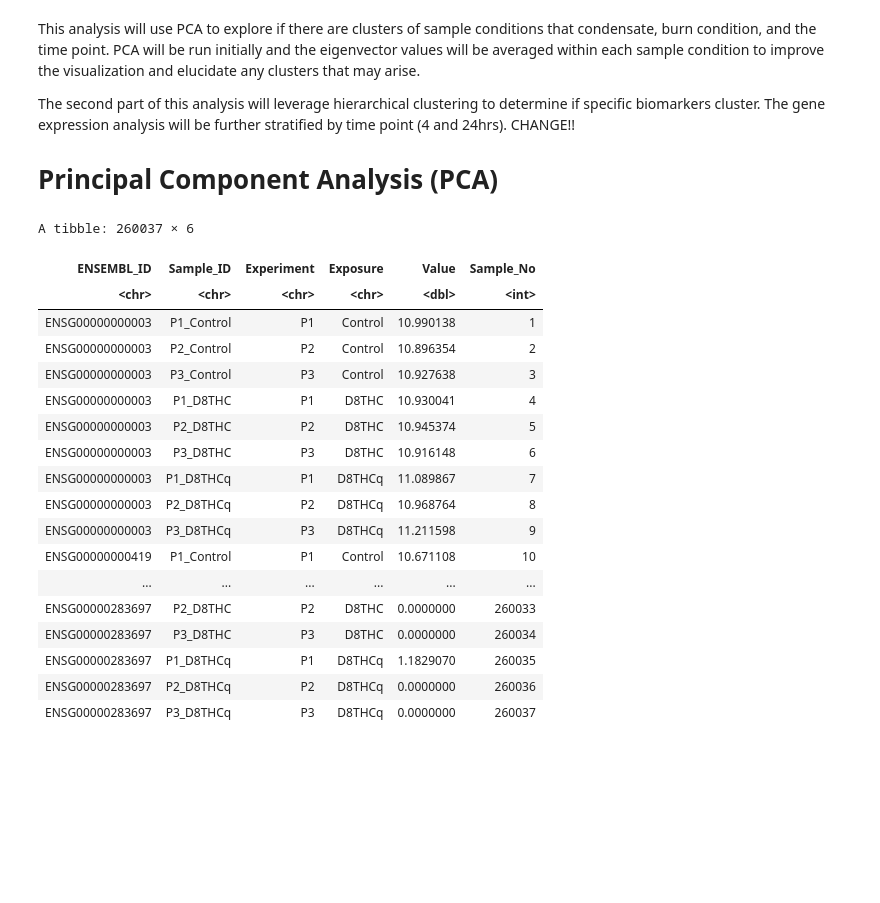
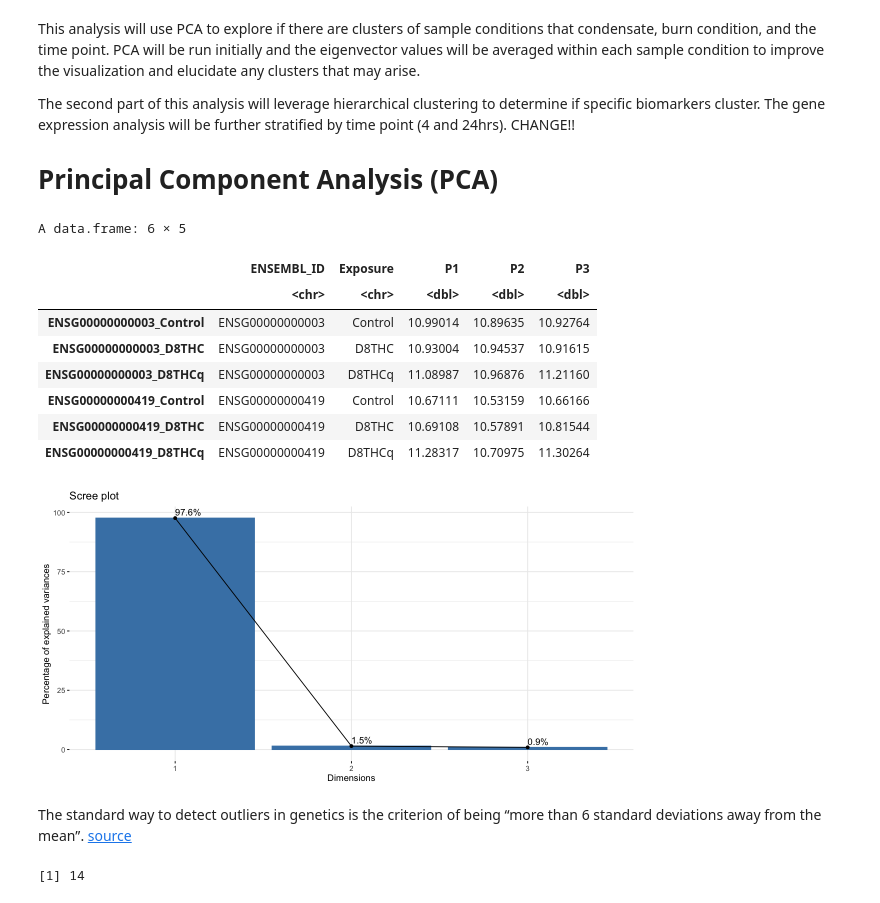
Before and after one commit to UNC-CEMALB/P1016.-THC-RNASeq-Adducts, a Jupyter notebook: 2. Cluster Analysis/Cluster Analysis.ipynb, the cells around one changed output. Cells and saved outputs as stored; diff of their text form; code cells hidden in the pictures; blank space fills up the shorter version.

```diff
--- a/2. Cluster Analysis/Cluster Analysis.ipynb
+++ b/2. Cluster Analysis/Cluster Analysis.ipynb
@@ -49,33 +50,34 @@ The second part of this analysis will leverage hierarchical clustering to determ
 CHANGE!!
 # Principal Component Analysis (PCA)
 # %%
-genes_df %>%
-    pivot_longer(cols = 2:10, names_to = "Sample_ID", values_to = "Value") %>%
-    separate(Sample_ID, sep = "_", c("Experiment", "Exposure"), remove = FALSE) %>%
-    mutate(Sample_No = 1:(nrow(genes_df) * (ncol(genes_df)-1)))# %>%
-    # # creating sample ids
-    # unite("SampleID", c(colnames(mRNA_df)[c(3:7)]), remove = FALSE) %>%
-    # pivot_wider(names_from = "Subject_ID", values_from = "Norm_ddCT") %>%
-    # # keeping 4,24 hr time point, removing concentration of 5 and 1
-    # filter(Time_Point %in% c(4,24), Concentration %in% c(25,NA)) %>%
-    # column_to_rownames(var = "SampleID")
+full_df = genes_df %>%
+    pivot_longer(cols = 2:ncol(genes_df), names_to = "Sample_ID", values_to = "Value") %>%
+    separate(Sample_ID, sep = "_", c("Experiment", "Exposure"), remove = TRUE) %>%
+    # creating sample ids
+    unite("Sample_ID", c("ENSEMBL_ID", "Exposure"), remove = FALSE) %>%
+    #select(-c("Sample_No", "Experiment")) #%>%
+    pivot_wider(names_from = "Experiment", values_from = "Value") %>%
+    column_to_rownames(var = "Sample_ID")
+
+head(full_df)
 # %% [output]
-A tibble: 260037 × 6
+A data.frame: 6 × 5
-| ENSEMBL_ID | Sample_ID | Experiment | Exposure | Value | Sample_No |
-| <chr> | <chr> | <chr> | <chr> | <dbl> | <int> |
-| ENSG00000000003 | P1_Control | P1 | Control | 10.990138 | 1 |
-| ENSG00000000003 | P2_Control | P2 | Control | 10.896354 | 2 |
-| ENSG00000000003 | P3_Control | P3 | Control | 10.927638 | 3 |
-| ENSG00000000003 | P1_D8THC | P1 | D8THC | 10.930041 | 4 |
-| ENSG00000000003 | P2_D8THC | P2 | D8THC | 10.945374 | 5 |
-| ENSG00000000003 | P3_D8THC | P3 | D8THC | 10.916148 | 6 |
-| ENSG00000000003 | P1_D8THCq | P1 | D8THCq | 11.089867 | 7 |
-| ENSG00000000003 | P2_D8THCq | P2 | D8THCq | 10.968764 | 8 |
-| ENSG00000000003 | P3_D8THCq | P3 | D8THCq | 11.211598 | 9 |
-| ENSG00000000419 | P1_Control | P1 | Control | 10.671108 | 10 |
-| ... | ... | ... | ... | ... | ... |
-| ENSG00000283697 | P2_D8THC | P2 | D8THC | 0.0000000 | 260033 |
-| ENSG00000283697 | P3_D8THC | P3 | D8THC | 0.0000000 | 260034 |
-| ENSG00000283697 | P1_D8THCq | P1 | D8THCq | 1.1829070 | 260035 |
-| ENSG00000283697 | P2_D8THCq | P2 | D8THCq | 0.0000000 | 260036 |
-| ENSG00000283697 | P3_D8THCq | P3 | D8THCq | 0.0000000 | 260037 |
+|  | ENSEMBL_ID | Exposure | P1 | P2 | P3 |
+|  | <chr> | <chr> | <dbl> | <dbl> | <dbl> |
+| ENSG00000000003_Control | ENSG00000000003 | Control | 10.99014 | 10.89635 | 10.92764 |
+| ENSG00000000003_D8THC | ENSG00000000003 | D8THC | 10.93004 | 10.94537 | 10.91615 |
+| ENSG00000000003_D8THCq | ENSG00000000003 | D8THCq | 11.08987 | 10.96876 | 11.21160 |
+| ENSG00000000419_Control | ENSG00000000419 | Control | 10.67111 | 10.53159 | 10.66166 |
+| ENSG00000000419_D8THC | ENSG00000000419 | D8THC | 10.69108 | 10.57891 | 10.81544 |
+| ENSG00000000419_D8THCq | ENSG00000000419 | D8THCq | 11.28317 | 10.70975 | 11.30264 |
+# %%
+# running pca
+genes_pca = prcomp(full_df[,3:5], center = TRUE)
+
+# looking a scree plot to see how much of the variance was captured in the first 2 eigenvectors
+options(repr.plot.width = 10, repr.plot.height = 5) #changing size
+fviz_eig(genes_pca, addlabels = TRUE)
+# %% [output]
+[figure, added]
+# %% [markdown]
+The standard way to detect outliers in genetics is the criterion of being “more than 6 standard deviations away from the mean”. [source](https://privefl.github.io/blog/detecting-outlier-samples-in-pca/)
@@ -81,0 +105,5 @@ A tibble: 260037 × 6
+# %%
+# getting length
+length(gene_outliers)
+# %% [output]
+[1] 14
```
Also changed, not shown: parts of 8 cells of this notebook.
